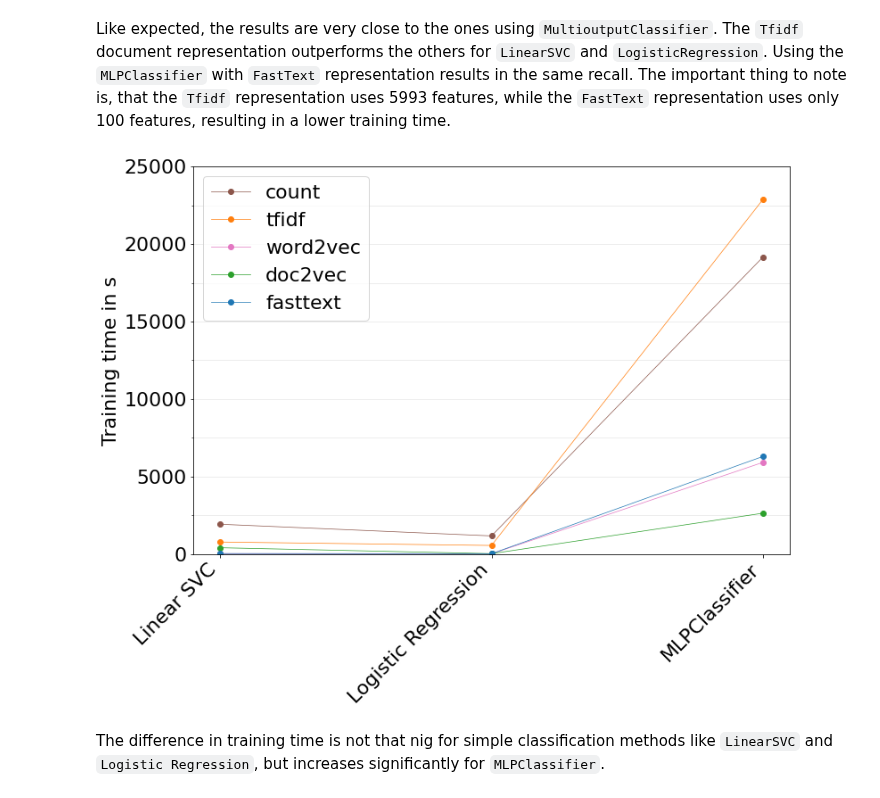
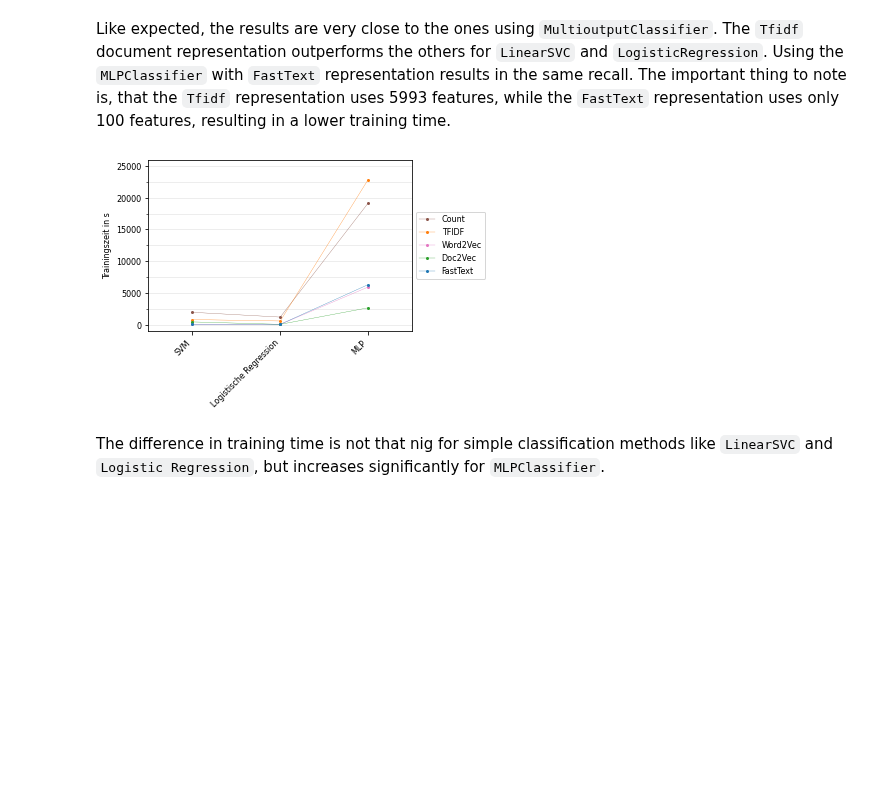
Before and after one commit to gefei-htw/academia_tag_recommender, a Jupyter notebook: notebooks/5.0-me-performance-comparison.ipynb, the cells around one changed output. Cells and saved outputs as stored; diff of their text form; code cells hidden in the pictures; blank space fills up the shorter version.

```diff
--- a/notebooks/5.0-me-performance-comparison.ipynb
+++ b/notebooks/5.0-me-performance-comparison.ipynb
@@ -81,13 +82,13 @@ Preprocessing: `[Normalization, stopword removal]`
 
 Classwise: `[Gridsearch, Undersampling]`
 # %%
-colors = {'count': 'tab:brown',
-          'tfidf': 'tab:orange',
-          'word2vec': 'tab:pink',
-          'word2vec-bigram': 'tab:purple',
-          'doc2vec': 'tab:green',
-          'fasttext': 'tab:blue',
-          'fasttext-bigram': 'tab:cyan'
+colors = {'Count': 'tab:brown',
+          'TFIDF': 'tab:orange',
+          'Word2Vec': 'tab:pink',
+          'Word2Vec-Bigrams': 'tab:purple',
+          'Doc2Vec': 'tab:green',
+          'FastText': 'tab:blue',
+          'FastText-Bigrams': 'tab:cyan'
          }
 # %% [markdown]
 **Comparing transformer performance over all classifier**
@@ -150,19 +155,19 @@ The results show that *Problem Transformation* approaches outperform *Algorithm
 To obtain better results and have more control over the classification approach, a new classification was implemented. That implementation does train a model for each label individually (like `MultioutputClassifier`. For details of that approach see [notebook 4.5.0](4.5.0-me-classwise.ipynb).
 Since the previous results showed that versions of `LinearSVC`(SVM), `Logistic Regression` and `MLP`(Muli-Layer Perceptron) outperform `DecisionTree` and `kNN`, those will be used as *base classifiers*.
 # %%
-transformer = ['count', 'tfidf', 'word2vec', 'doc2vec', 'fasttext']
+transformer = ['Count', 'TFIDF', 'Word2Vec', 'Doc2Vec', 'FastText']
 classifier = ['ClasswiseClassifier(LinearSVC)-just-classwise', 'ClasswiseClassifier(LogisticRegression)-just-classwise', 'ClasswiseClassifier(MLPClassifier)-just-classwise']
-label = ['Linear SVC', 'Logistic Regression', 'MLPClassifier',]
+label = ['SVM', 'Logistische Regression', 'MLP']
 
 plt.rcParams.update(ggplot_styles)
 
 x_pos = np.arange(len(classifier))
-fig, ax = plt.subplots()
+fig, ax = plt.subplots(figsize=(12/2.54,8/2.54))
 for transform in transformer:
     evals = []
     for path in paths:
         for i, classifier_ in enumerate(classifier):
-            mask = 'name=' + classifier_ + '&v=' + transform
+            mask = 'name=' + classifier_ + '&v=' + transform.lower()
             if mask in path.name:
                 clf = load(path)
                 evals.append((i, clf.evaluation.recall_macro))
@@ -172,13 +177,13 @@ for transform in transformer:
     ax.plot(x, y, label=transform, c=colors[transform])
 ax.set_xticks(x_pos)
 ax.set_xticklabels(label, rotation=45, ha='right')
+ax.set_xlim(-0.5, 2.5)
 ax.axhline(y=baseline[0], marker='None', color='grey')
 ax.yaxis.set_major_locator(MultipleLocator(0.1))
 ax.yaxis.set_minor_locator(MultipleLocator(0.05))
 ax.set_ylim(-0.05, 1.05)
-ax.set_ylabel('Recall macro')
-ax.legend(loc='best')
-ax.set_title('')
+ax.set_ylabel('Recall Macro')
+ax.legend(bbox_to_anchor=(1,0.5), loc='center left')
 plt.savefig('figures/classwise_classifier.png', bbox_inches='tight', orientation='landscape', dpi=300)
 plt.show()
 # %% [output]
@@ -186,37 +191,37 @@ plt.show()
 # %% [markdown]
 Like expected, the results are very close to the ones using `MultioutputClassifier`. The `Tfidf` document representation outperforms the others for `LinearSVC` and `LogisticRegression`. Using the `MLPClassifier` with `FastText` representation results in the same recall. The important thing to note is, that the `Tfidf` representation uses 5993 features, while the `FastText` representation uses only 100 features, resulting in a lower training time.
 # %%
-transformer = ['count', 'tfidf', 'word2vec', 'doc2vec', 'fasttext']
+transformer = ['Count', 'TFIDF', 'Word2Vec', 'Doc2Vec', 'FastText']
 classifier = ['ClasswiseClassifier(LinearSVC)-just-classwise', 'ClasswiseClassifier(LogisticRegression)-just-classwise', 'ClasswiseClassifier(MLPClassifier)-just-classwise']
-label = ['Linear SVC', 'Logistic Regression', 'MLPClassifier',]
+label = ['SVM', 'Logistische Regression', 'MLP']
 
 
 x_pos = np.arange(len(classifier))
-fig, ax = plt.subplots()
+fig, ax = plt.subplots(figsize=(12/2.54,8/2.54))
 for transform in transformer:
     evals = []
     for path in paths:
         for i, classifier_ in enumerate(classifier):
-            mask = 'name=' + classifier_ + '&v=' + transform
+            mask = 'name=' + classifier_ + '&v=' + transform.lower()
             if mask in path.name:
                 clf = load(path)
                 evals.append((i, clf.training_time))
     evals.sort(key=lambda x: x[0])
     x = [eval_[0] for eval_ in evals]
     y = [eval_[1] for eval_ in evals]
     ax.plot(x, y, label=transform, color=colors[transform])
 ax.set_xticks(x_pos)
 ax.set_xticklabels(label, rotation=45, ha='right')
+ax.set_xlim(-0.5, 2.5)
 ax.yaxis.set_major_locator(MultipleLocator(5000))
 ax.yaxis.set_minor_locator(MultipleLocator(2500))
-ax.set_ylim(-0.05, 25000.05)
-ax.set_ylabel('Training time in s')
-ax.legend(loc='best')
-ax.set_title('')
+ax.set_ylim(-1000, 26000)
+ax.set_ylabel('Trainingszeit in s')
+ax.legend(bbox_to_anchor=(1,0.5), loc='center left')
 plt.savefig('figures/classwise_classifier_time.png', bbox_inches='tight', orientation='landscape', dpi=300)
 plt.show()
 # %% [output]
-[figure, old version]
+[figure, new version]
 # %% [markdown]
 The difference in training time is not that nig for simple classification methods like `LinearSVC` and `Logistic Regression`, but increases significantly for `MLPClassifier`.
 # %% [markdown]
```
Also changed, not shown: parts of 9 cells of this notebook.
